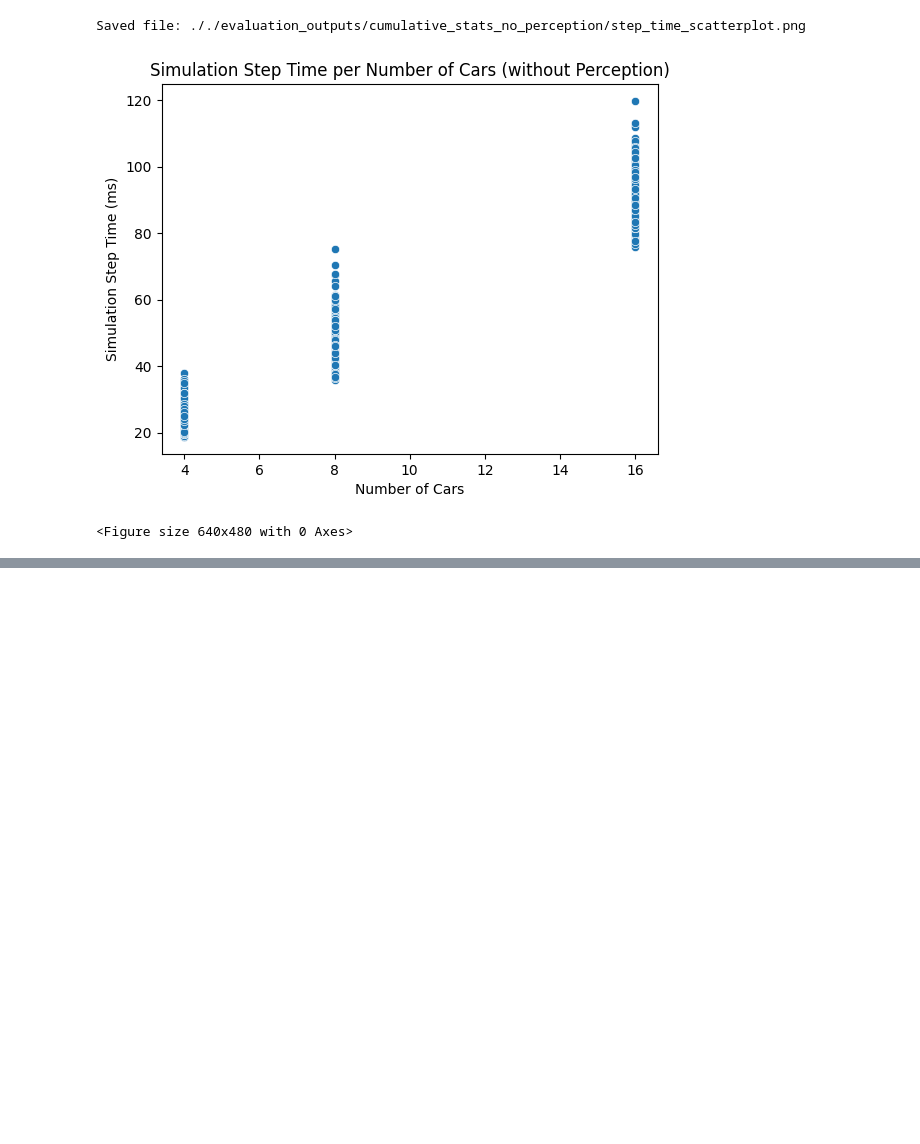
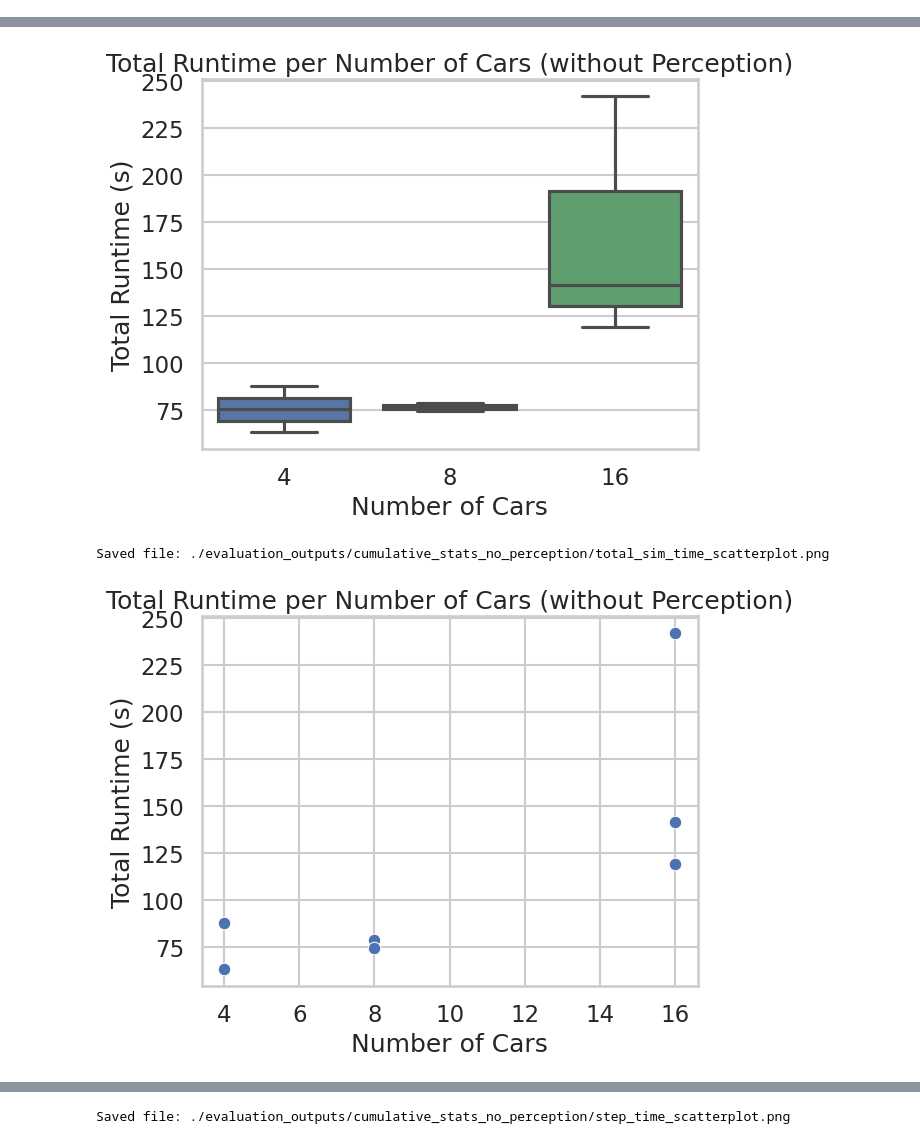
Before and after one commit to tlandle/eCloudSim, a Jupyter notebook: create_eval_graphs.ipynb, the cells around one changed output, grey strips where cells are left out. Drawn from its saved outputs; the diff is of its cells as text; code cells hidden in the pictures; blank space fills up the shorter version.

```diff
--- a/create_eval_graphs.ipynb
+++ b/create_eval_graphs.ipynb
@@ -186,10 +51,0 @@ Saved file: ././evaluation_outputs/cumulative_stats_no_perception/step_time_boxp
-# %%
-ax = create_scatter_plot(data=sim_stats_df, x = 'num_cars', y = 'step_time_ms',labels=labels)
-save_file_path = f'./{cumulative_stats_folder_path}/step_time_scatterplot.png'
-save_ax(ax, save_file_path)
-plt.show()
-plt.clf()
-# %% [output]
-Saved file: ././evaluation_outputs/cumulative_stats_no_perception/step_time_scatterplot.png
-[figure, removed]
-<Figure size 640x480 with 0 Axes>
@@ -195,0 +136,38 @@ Saved file: ././evaluation_outputs/cumulative_stats_no_perception/step_time_scat
+# %%
+def plot_comparison_chart(data):
+    # Plotting
+    sns.set_style("whitegrid")
+    sns.set_palette("deep")
+    sns.set_context("talk")
+
+    plt.plot(data['num_vehicles'], data['eCloudSim'], marker='o')
+    plt.plot(data['num_vehicles'], data['openCDA'], marker='o')
+
+    plt.xlabel('Number of Vehicles')
+    plt.xticks(data['num_vehicles'])
+    plt.ylabel('Total Simulation Time (s)')
+    plt.title('Simulation Time with Perception on a Single Node\n(Multi2lane Scenario)')
+
+    plt.legend(['eCloudSim', 'Original OpenCDA'])
+
+    plt.ylim([200, 550])
+
+    plt.show()
+# %%
+if __name__ == '__main__':
+    # Plotting simulation total run time stats
+    plot_simulation_time()
+
+    # Plotting simulation step time stats
+    plot_step_time()
+
+   # Example DataFrame for comparison chart
+    comparison_data = pd.DataFrame({
+        'num_vehicles': [2, 4, 8],
+        'eCloudSim': [350, 380, 420],
+        'openCDA': [380, 420, 460]
+    })
+
+    # Plotting comparison chart
+    plot_comparison_chart(comparison_data)
+# %% [output]
@@ -195,0 +187,3 @@ Saved file: ././evaluation_outputs/cumulative_stats_no_perception/step_time_scat
+[figure, added]
+Saved file: ./evaluation_outputs/cumulative_stats_no_perception/total_sim_time_scatterplot.png
+[figure, added]
@@ -195,0 +210 @@ Saved file: ././evaluation_outputs/cumulative_stats_no_perception/step_time_scat
+Saved file: ./evaluation_outputs/cumulative_stats_no_perception/step_time_scatterplot.png
```
Also changed, not shown: parts of 15 cells of this notebook, 2 other files.
